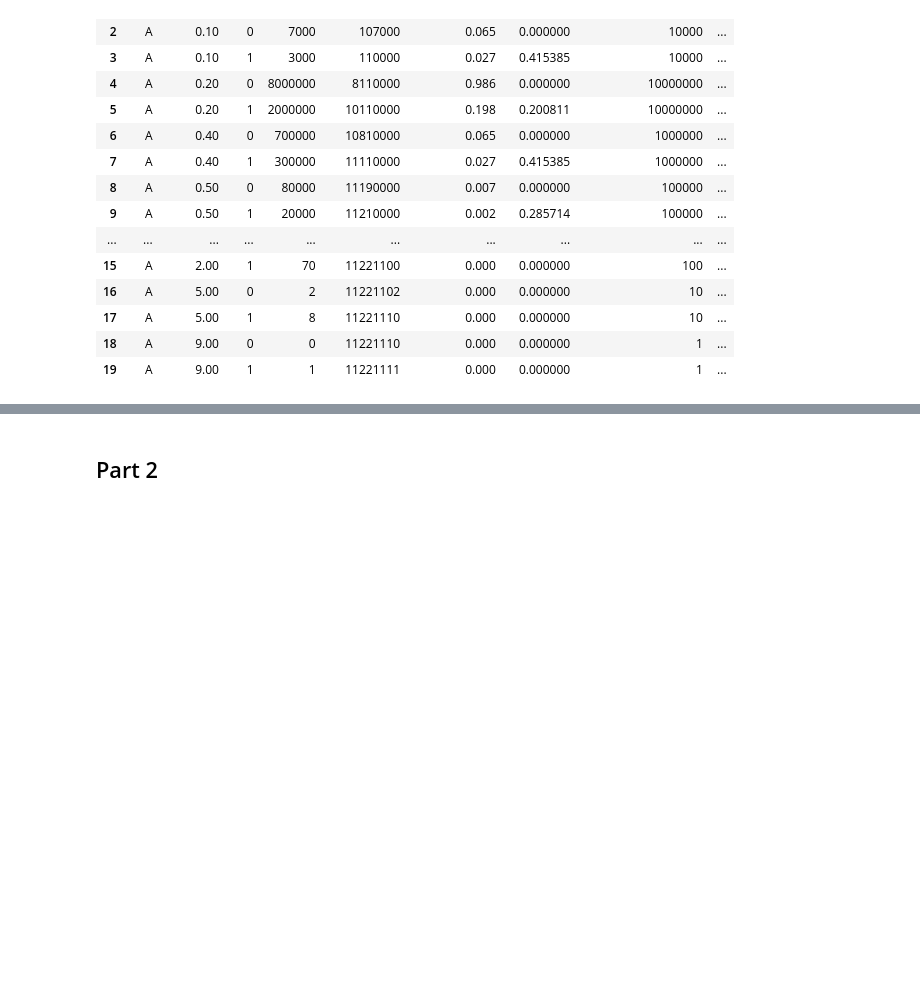
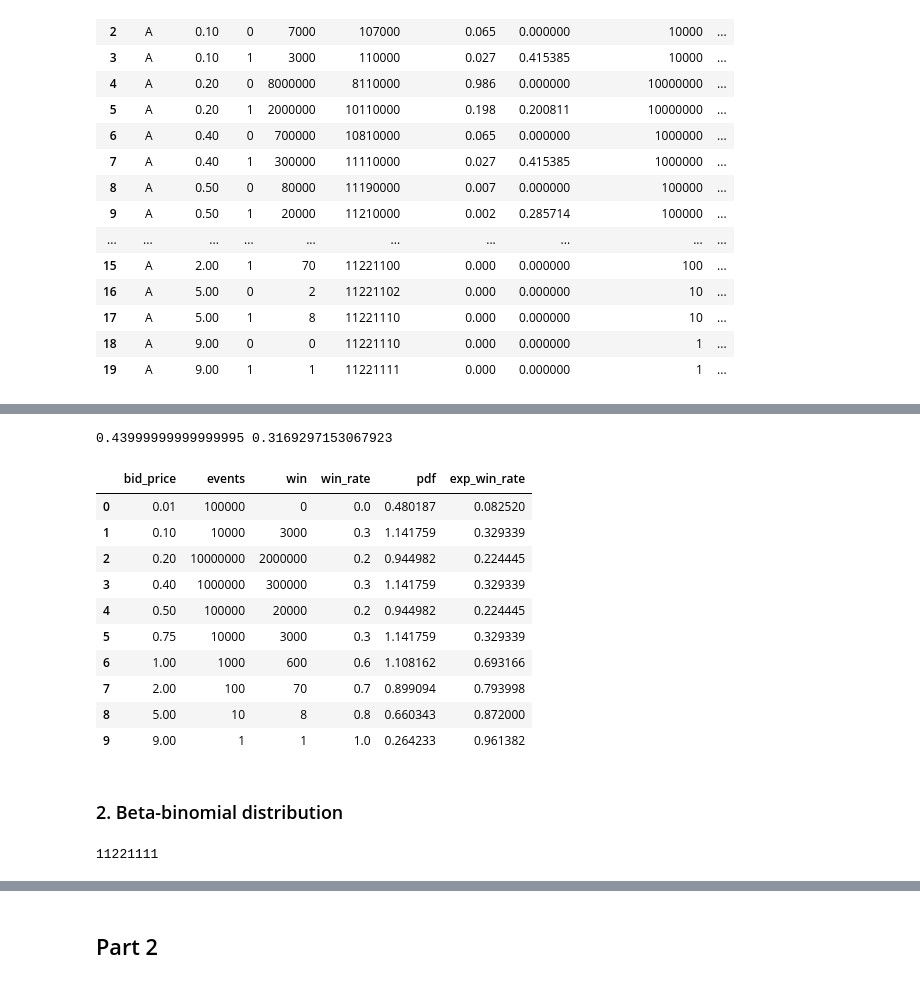
Before and after one commit to DaoodS/Case-study, a Jupyter notebook: bid-prediction.ipynb, the cells around one changed output, grey strips where cells are left out. Saved outputs shown, nothing was run; the diff lists cells and outputs as text; code cells hidden in the pictures; blank space fills up the shorter version.

```diff
--- a/bid-prediction.ipynb
+++ b/bid-prediction.ipynb
@@ -111,0 +144,5 @@ df
+# %%
+df_summary = df.groupby('bid_price').agg({'events': 'sum'}).reset_index()
+df_summary['win'] = df[df['win']==1]['events'].tolist()
+df_summary["win_rate"] = df_summary["win"] / df_summary["events"]
+df_summary
@@ -111,0 +161,26 @@ df
+# %%
+mean_win_rate, std_win_rate = df_summary["win_rate"].mean(), df_summary["win_rate"].std()
+print(mean_win_rate, std_win_rate)
+
+df_summary['pdf'] = stats.norm.pdf(df_summary["win_rate"], loc=mean_win_rate, scale=std_win_rate)
+df_summary["exp_win_rate"] = stats.norm.cdf(df_summary["win_rate"], loc=mean_win_rate, scale=std_win_rate)
+df_summary
+# %% [output]
+0.43999999999999995 0.3169297153067923
+|  | bid_price | events | win | win_rate | pdf | exp_win_rate |
+| 0 | 0.01 | 100000 | 0 | 0.0 | 0.480187 | 0.082520 |
+| 1 | 0.10 | 10000 | 3000 | 0.3 | 1.141759 | 0.329339 |
+| 2 | 0.20 | 10000000 | 2000000 | 0.2 | 0.944982 | 0.224445 |
+| 3 | 0.40 | 1000000 | 300000 | 0.3 | 1.141759 | 0.329339 |
+| 4 | 0.50 | 100000 | 20000 | 0.2 | 0.944982 | 0.224445 |
+| 5 | 0.75 | 10000 | 3000 | 0.3 | 1.141759 | 0.329339 |
+| 6 | 1.00 | 1000 | 600 | 0.6 | 1.108162 | 0.693166 |
+| 7 | 2.00 | 100 | 70 | 0.7 | 0.899094 | 0.793998 |
+| 8 | 5.00 | 10 | 8 | 0.8 | 0.660343 | 0.872000 |
+| 9 | 9.00 | 1 | 1 | 1.0 | 0.264233 | 0.961382 |
+# %% [markdown]
+### 2. Beta-binomial distribution
+# %%
+df_summary['events'].sum()
+# %% [output]
+11221111
```
Also changed, not shown: parts of 26 cells of this notebook.
